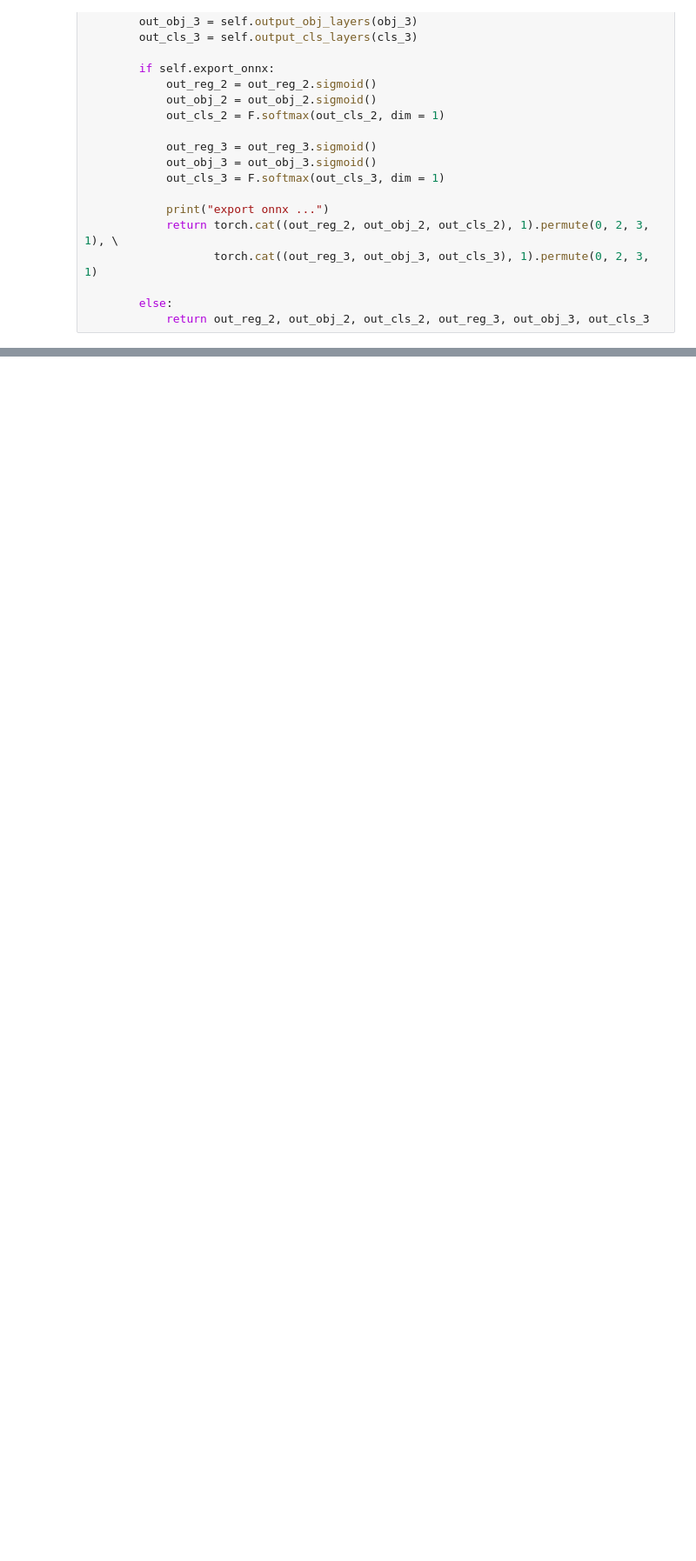
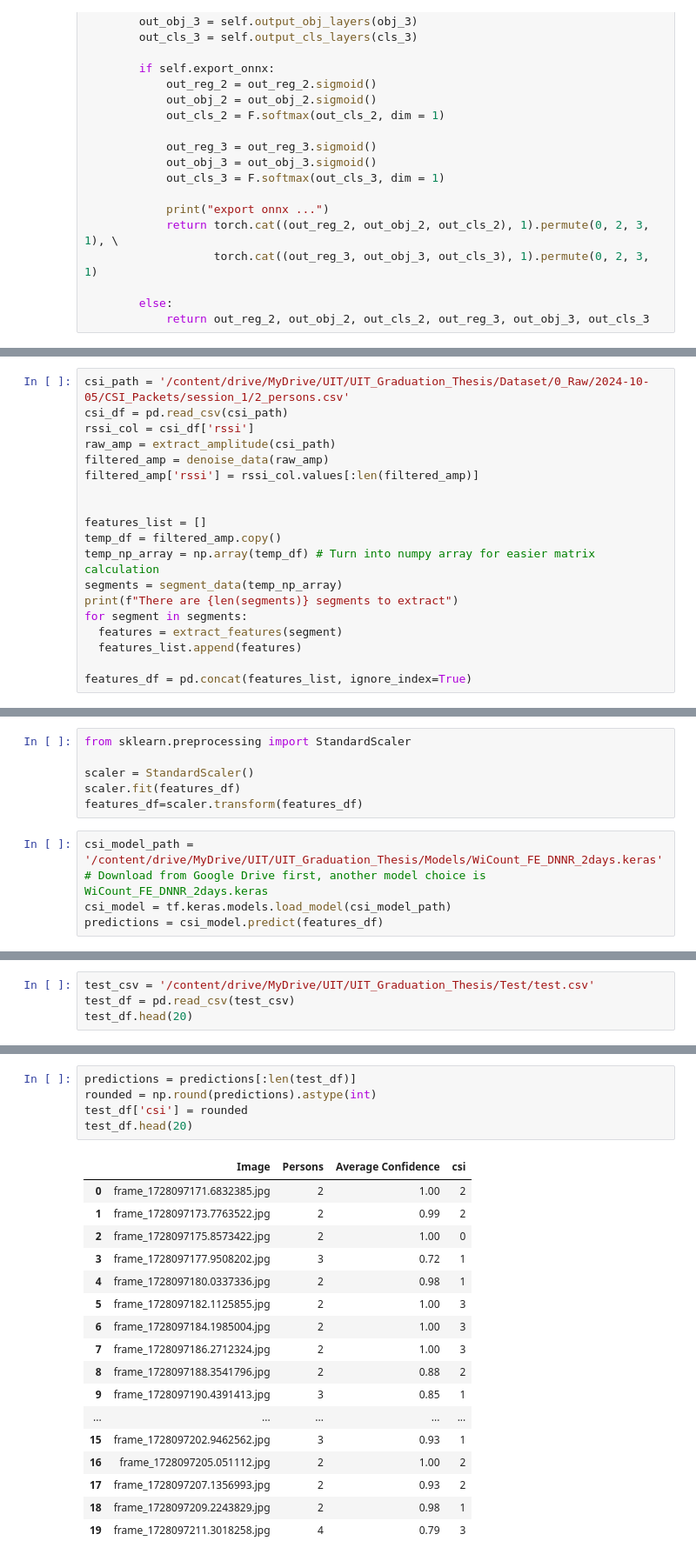
Before and after one commit to thu4n/WiFi-Vision-Counting, a Jupyter notebook: cv-notebooks/validate-model.ipynb, the cells around one changed output, grey strips where cells are left out. Shown at 87% size. Saved outputs shown, nothing was run; the diff lists cells and outputs as text; blank space fills up the shorter version.

```diff
--- a/cv-notebooks/validate-model.ipynb
+++ b/cv-notebooks/validate-model.ipynb
@@ -362,0 +544,19 @@ def non_max_suppression(prediction, conf_thres=0.3, iou_thres=0.45, classes=None
+# %%
+csi_path = '/content/drive/MyDrive/UIT/UIT_Graduation_Thesis/Dataset/0_Raw/2024-10-05/CSI_Packets/session_1/2_persons.csv'
+csi_df = pd.read_csv(csi_path)
+rssi_col = csi_df['rssi']
+raw_amp = extract_amplitude(csi_path)
+filtered_amp = denoise_data(raw_amp)
+filtered_amp['rssi'] = rssi_col.values[:len(filtered_amp)]
+
+
+features_list = []
+temp_df = filtered_amp.copy()
+temp_np_array = np.array(temp_df) # Turn into numpy array for easier matrix calculation
+segments = segment_data(temp_np_array)
+print(f"There are {len(segments)} segments to extract")
+for segment in segments:
+  features = extract_features(segment)
+  features_list.append(features)
+
+features_df = pd.concat(features_list, ignore_index=True)
@@ -362,0 +565,10 @@ def non_max_suppression(prediction, conf_thres=0.3, iou_thres=0.45, classes=None
+# %%
+from sklearn.preprocessing import StandardScaler
+
+scaler = StandardScaler()
+scaler.fit(features_df)
+features_df=scaler.transform(features_df)
+# %%
+csi_model_path = '/content/drive/MyDrive/UIT/UIT_Graduation_Thesis/Models/WiCount_FE_DNNR_2days.keras' # Download from Google Drive first, another model choice is WiCount_FE_DNNR_2days.keras
+csi_model = tf.keras.models.load_model(csi_model_path)
+predictions = csi_model.predict(features_df)
@@ -454,0 +709,4 @@ if __name__ == '__main__':
+# %%
+test_csv = '/content/drive/MyDrive/UIT/UIT_Graduation_Thesis/Test/test.csv'
+test_df = pd.read_csv(test_csv)
+test_df.head(20)
@@ -454,0 +731,23 @@ if __name__ == '__main__':
+# %%
+predictions = predictions[:len(test_df)]
+rounded = np.round(predictions).astype(int)
+test_df['csi'] = rounded
+test_df.head(20)
+# %% [output]
+|  | Image | Persons | Average Confidence | csi |
+| 0 | frame_1728097171.6832385.jpg | 2 | 1.00 | 2 |
+| 1 | frame_1728097173.7763522.jpg | 2 | 0.99 | 2 |
+| 2 | frame_1728097175.8573422.jpg | 2 | 1.00 | 0 |
+| 3 | frame_1728097177.9508202.jpg | 3 | 0.72 | 1 |
+| 4 | frame_1728097180.0337336.jpg | 2 | 0.98 | 1 |
+| 5 | frame_1728097182.1125855.jpg | 2 | 1.00 | 3 |
+| 6 | frame_1728097184.1985004.jpg | 2 | 1.00 | 3 |
+| 7 | frame_1728097186.2712324.jpg | 2 | 1.00 | 3 |
+| 8 | frame_1728097188.3541796.jpg | 2 | 0.88 | 2 |
+| 9 | frame_1728097190.4391413.jpg | 3 | 0.85 | 1 |
+| ... | ... | ... | ... | ... |
+| 15 | frame_1728097202.9462562.jpg | 3 | 0.93 | 1 |
+| 16 | frame_1728097205.051112.jpg | 2 | 1.00 | 2 |
+| 17 | frame_1728097207.1356993.jpg | 2 | 0.93 | 2 |
+| 18 | frame_1728097209.2243829.jpg | 2 | 0.98 | 1 |
+| 19 | frame_1728097211.3018258.jpg | 4 | 0.79 | 3 |
```
Also changed, not shown: parts of 25 cells of this notebook.
